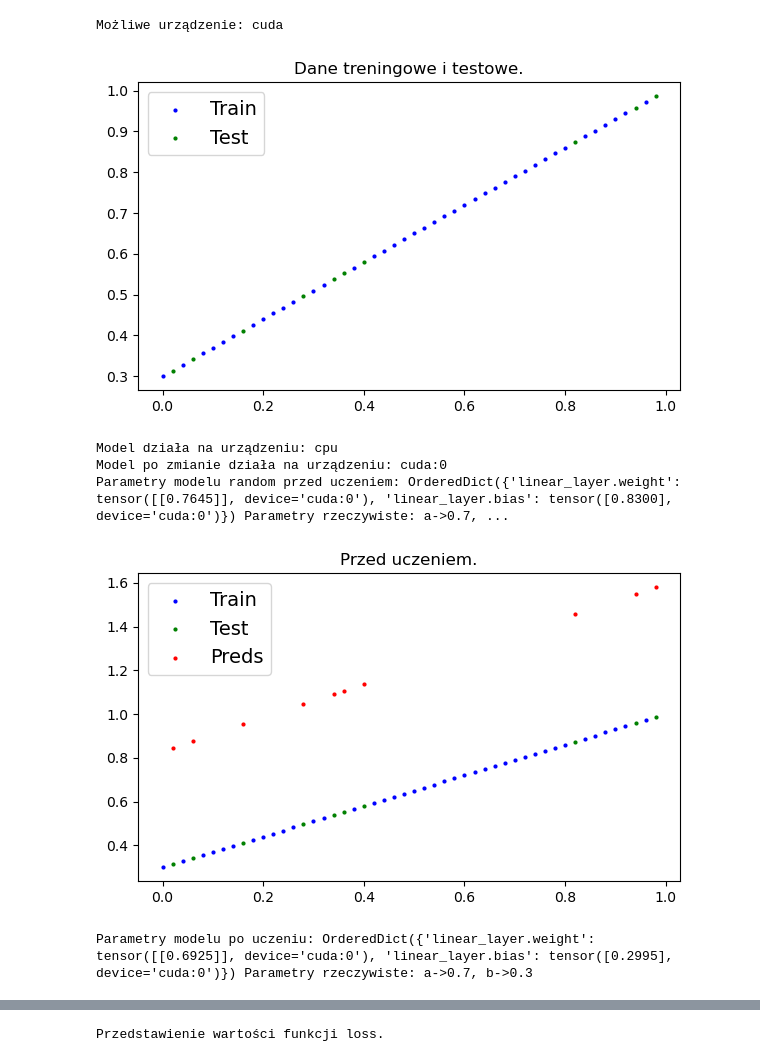
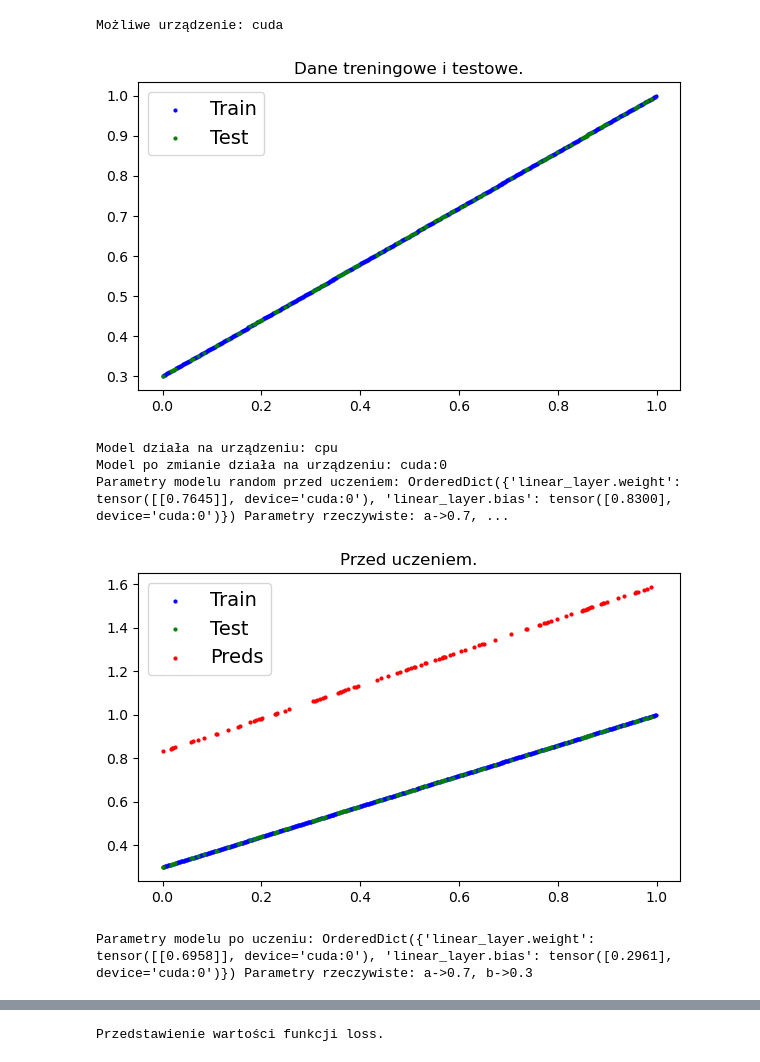
Before and after one commit to DamianPodrazaCode/Python_code, a Jupyter notebook: PyTorch_JN/03_Workflow_all_in_one.ipynb, the cells around one changed output, grey strips where cells are left out. Saved outputs shown, nothing was run; the diff lists cells and outputs as text; code cells hidden in the pictures.

```diff
--- a/PyTorch_JN/03_Workflow_all_in_one.ipynb
+++ b/PyTorch_JN/03_Workflow_all_in_one.ipynb
@@ -34,7 +34,7 @@ def plot_loss_values(epoch_count=None, loss_values=None):
 # przygotowanie danych
 a = 0.7
 b = 0.3
-X = torch.arange(start=0, end=1, step=0.02).unsqueeze(dim=1) # unsqueeze potrzebne do nn, dodanie dodatkowego wymiaru
+X = torch.arange(start=0, end=1, step=0.002).unsqueeze(dim=1) # unsqueeze potrzebne do nn, dodanie dodatkowego wymiaru
 y = a * X + b
 
 # ---------------------------------------------------------------------------------------------
@@ -103,33 +103,33 @@ epochs = 150
 epoch_count = []
 loss_values = []
 
 for epoch in range(epochs):
     model.train() # Ustawienie modułu w trybie treningowym.
     y_pred = model(X_train) # tu się uruchamia funkcja forward
     loss = loss_fn(y_pred, y_train) # obliczenie różnic
     optimizer.zero_grad() # optymalizacja parametrów, Resetuje gradienty wszystkich zoptymalizowanych :class:`torch.Tensor` s.
     loss.backward() # backpropagation, Oblicza gradient tensora aktualnego względem elementów grafu.
     optimizer.step() # Wykonuje pojedynczy krok optymalizacji.
     epoch_count.append(epoch)
     loss_values.append(loss)
 
 # ---------------------------------------------------------------------------------------------
 # przedstawoenie danych po uczeniu
 print(f'Parametry modelu po uczeniu: {model.state_dict()} Parametry rzeczywiste: a->{a}, b->{b}')
 model.eval()
 with torch.inference_mode():
     y_preds = model(X_test)
 plot_prediction(train_data=X_train, train_labels=y_train, test_data=X_test, test_labels=y_test, predictions=y_preds, title='Przed uczeniem.')
 
 # ---------------------------------------------------------------------------------------------
 # przedstawienie wartości funkcji loss
 print(f'Przedstawienie wartości funkcji loss.')
 plot_loss_values(epoch_count=epoch_count, loss_values=loss_values)
 # %% [output]
 Możliwe urządzenie: cuda
-[figure, old version]
+[figure, new version]
 Model działa na urządzeniu: cpu
 Model po zmianie działa na urządzeniu: cuda:0
 Parametry modelu random przed uczeniem: OrderedDict({'linear_layer.weight': tensor([[0.7645]], device='cuda:0'), 'linear_layer.bias': tensor([0.8300], device='cuda:0')}) Parametry rzeczywiste: a->0.7, ...
-[figure, old version]
+[figure, new version]
-Parametry modelu po uczeniu: OrderedDict({'linear_layer.weight': tensor([[0.6925]], device='cuda:0'), 'linear_layer.bias': tensor([0.2995], device='cuda:0')}) Parametry rzeczywiste: a->0.7, b->0.3
+Parametry modelu po uczeniu: OrderedDict({'linear_layer.weight': tensor([[0.6958]], device='cuda:0'), 'linear_layer.bias': tensor([0.2961], device='cuda:0')}) Parametry rzeczywiste: a->0.7, b->0.3
```
Also changed, not shown: parts of 1 cell of this notebook, 1 other file.
